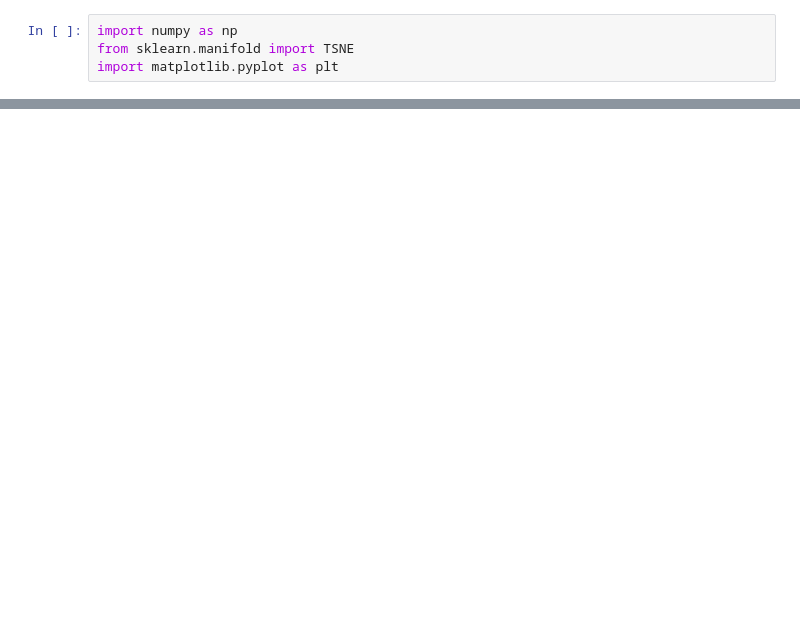
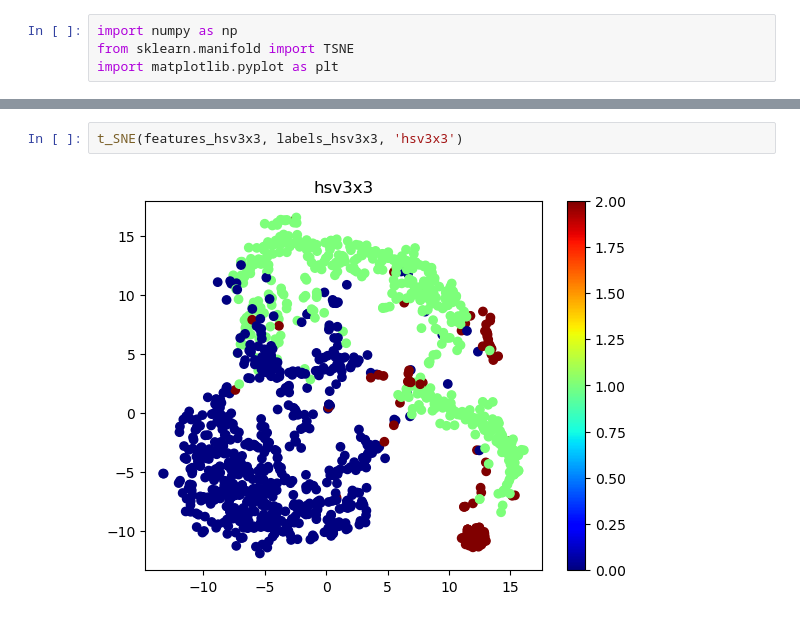
Before and after one commit to crisi7/Road_Recognition, a Jupyter notebook: FeatureX/TSNE.ipynb, the cells around one changed output, grey strips where cells are left out. Cells and saved outputs as stored; diff of their text form; blank space fills up the shorter version.

```diff
--- a/FeatureX/TSNE.ipynb
+++ b/FeatureX/TSNE.ipynb
@@ -30,0 +51,4 @@ t_SNE(features_bgr1x1, labels_bgr1x1)
+# %%
+t_SNE(features_hsv3x3, labels_hsv3x3, 'hsv3x3')
+# %% [output]
+[figure, added]
```
Also changed, not shown: parts of 6 cells of this notebook, 18 other files.
